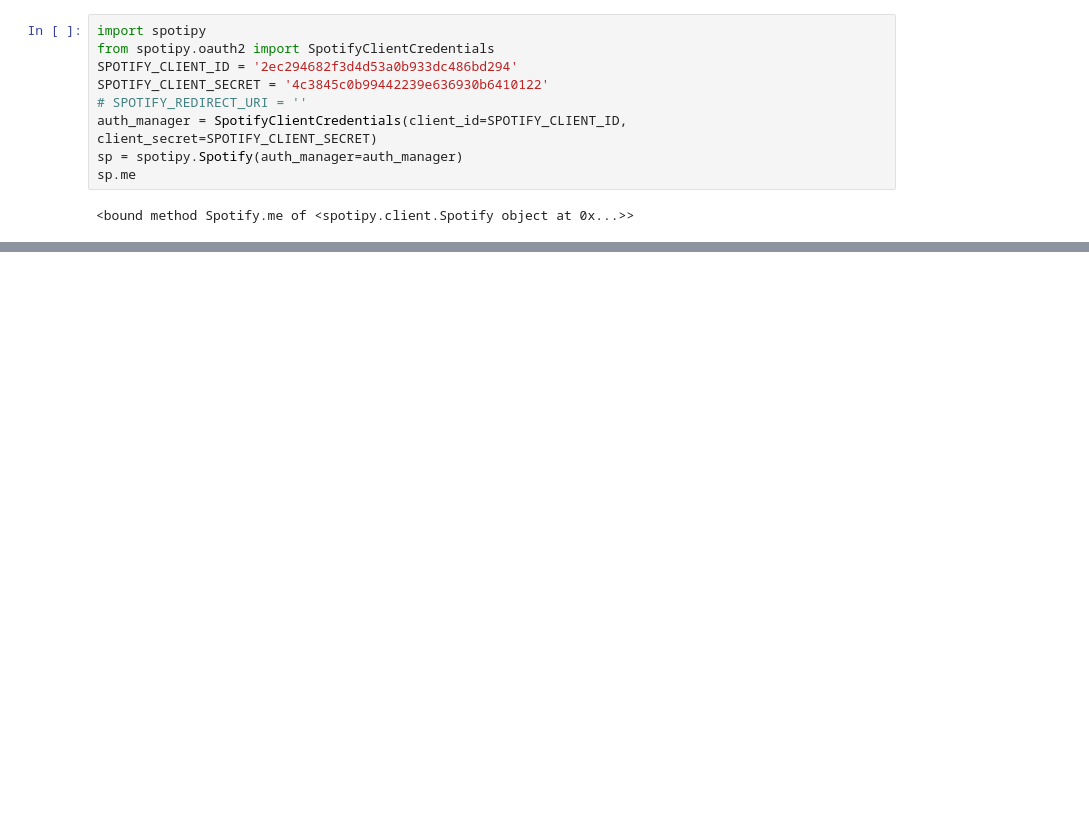
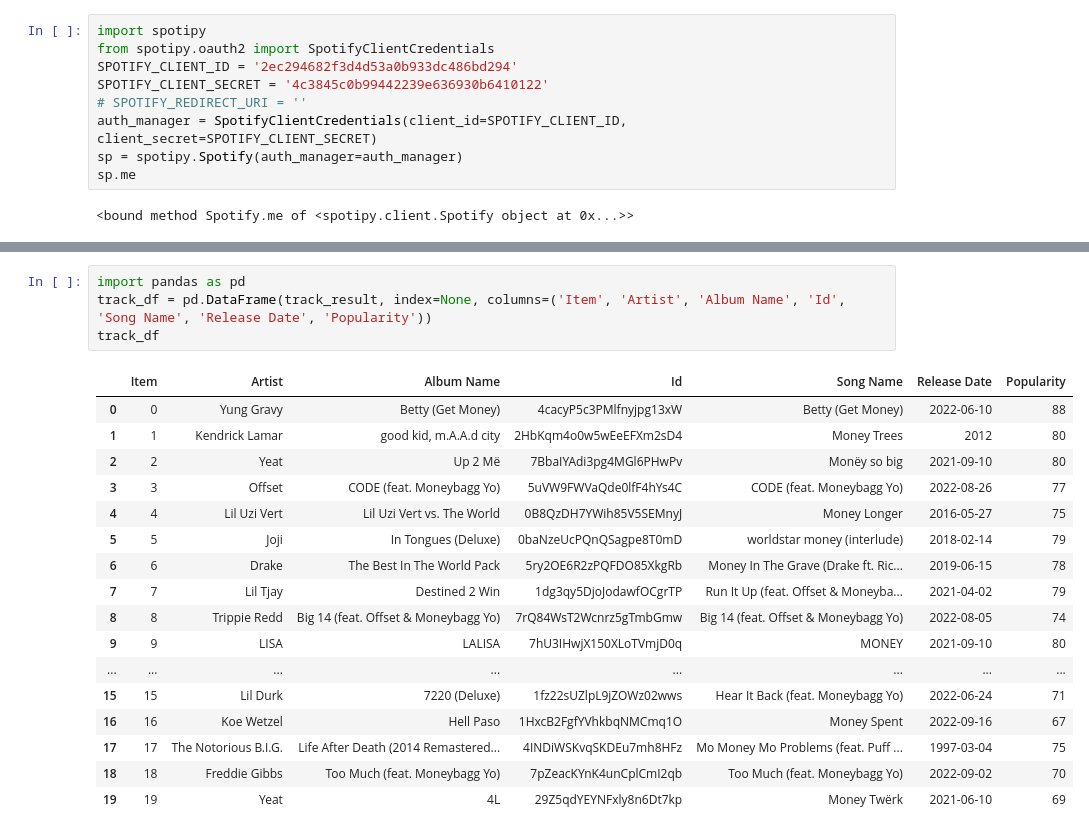
Before and after one commit to FabianOmoke/Music-Analytics-and-Recommendation, a Jupyter notebook: compare_audio_features.ipynb, the cells around one changed output, grey strips where cells are left out. Cells and saved outputs as stored; diff of their text form; blank space fills up the shorter version.

```diff
--- a/compare_audio_features.ipynb
+++ b/compare_audio_features.ipynb
@@ -40,0 +23,22 @@ track_result
+# %%
+import pandas as pd
+track_df = pd.DataFrame(track_result, index=None, columns=('Item', 'Artist', 'Album Name', 'Id', 'Song Name', 'Release Date', 'Popularity'))
+track_df
+# %% [output]
+|  | Item | Artist | Album Name | Id | Song Name | Release Date | Popularity |
+| 0 | 0 | Yung Gravy | Betty (Get Money) | 4cacyP5c3PMlfnyjpg13xW | Betty (Get Money) | 2022-06-10 | 88 |
+| 1 | 1 | Kendrick Lamar | good kid, m.A.A.d city | 2HbKqm4o0w5wEeEFXm2sD4 | Money Trees | 2012 | 80 |
+| 2 | 2 | Yeat | Up 2 Më | 7BbaIYAdi3pg4MGl6PHwPv | Monëy so big | 2021-09-10 | 80 |
+| 3 | 3 | Offset | CODE (feat. Moneybagg Yo) | 5uVW9FWVaQde0lfF4hYs4C | CODE (feat. Moneybagg Yo) | 2022-08-26 | 77 |
+| 4 | 4 | Lil Uzi Vert | Lil Uzi Vert vs. The World | 0B8QzDH7YWih85V5SEMnyJ | Money Longer | 2016-05-27 | 75 |
+| 5 | 5 | Joji | In Tongues (Deluxe) | 0baNzeUcPQnQSagpe8T0mD | worldstar money (interlude) | 2018-02-14 | 79 |
+| 6 | 6 | Drake | The Best In The World Pack | 5ry2OE6R2zPQFDO85XkgRb | Money In The Grave (Drake ft. Ric... | 2019-06-15 | 78 |
+| 7 | 7 | Lil Tjay | Destined 2 Win | 1dg3qy5DjoJodawfOCgrTP | Run It Up (feat. Offset & Moneyba... | 2021-04-02 | 79 |
+| 8 | 8 | Trippie Redd | Big 14 (feat. Offset & Moneybagg Yo) | 7rQ84WsT2Wcnrz5gTmbGmw | Big 14 (feat. Offset & Moneybagg Yo) | 2022-08-05 | 74 |
+| 9 | 9 | LISA | LALISA | 7hU3IHwjX150XLoTVmjD0q | MONEY | 2021-09-10 | 80 |
+| ... | ... | ... | ... | ... | ... | ... | ... |
+| 15 | 15 | Lil Durk | 7220 (Deluxe) | 1fz22sUZlpL9jZOWz02wws | Hear It Back (feat. Moneybagg Yo) | 2022-06-24 | 71 |
+| 16 | 16 | Koe Wetzel | Hell Paso | 1HxcB2FgfYVhkbqNMCmq1O | Money Spent | 2022-09-16 | 67 |
+| 17 | 17 | The Notorious B.I.G. | Life After Death (2014 Remastered... | 4INDiWSKvqSKDEu7mh8HFz | Mo Money Mo Problems (feat. Puff ... | 1997-03-04 | 75 |
+| 18 | 18 | Freddie Gibbs | Too Much (feat. Moneybagg Yo) | 7pZeacKYnK4unCplCmI2qb | Too Much (feat. Moneybagg Yo) | 2022-09-02 | 70 |
+| 19 | 19 | Yeat | 4L | 29Z5qdYEYNFxly8n6Dt7kp | Money Twërk | 2021-06-10 | 69 |
```
Also changed, not shown: parts of 4 cells of this notebook, 1 other file.
